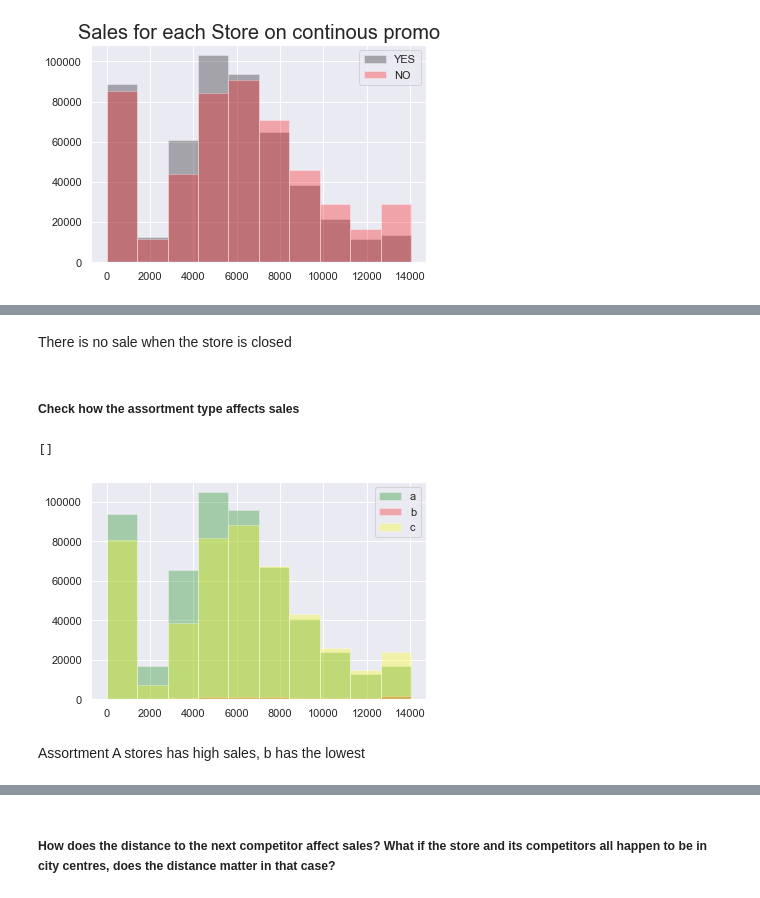
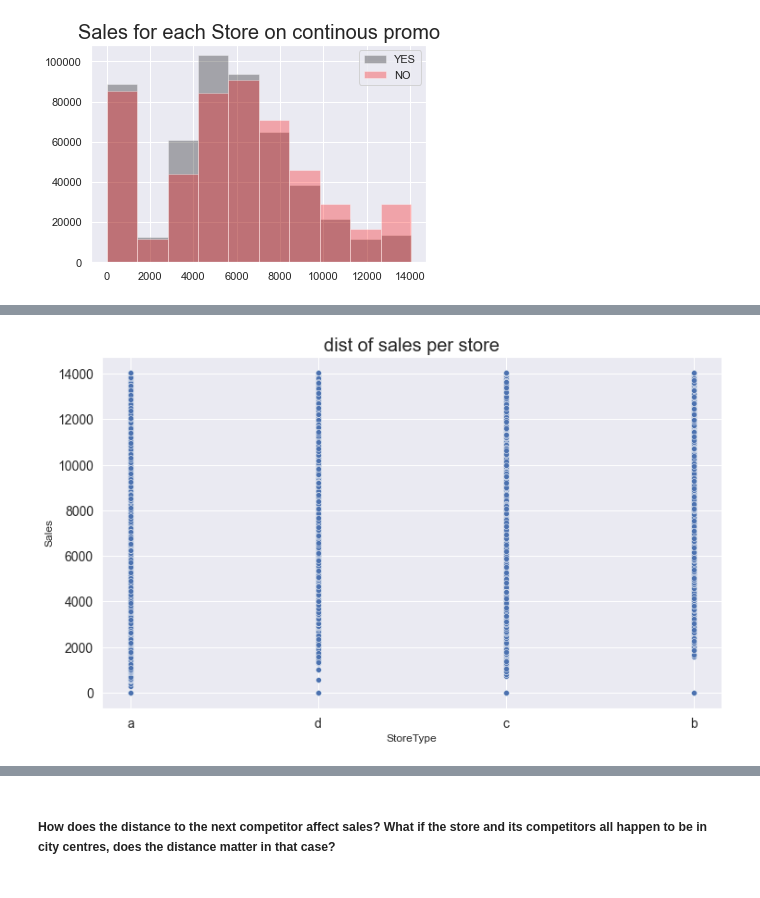
Before and after one commit to tigisthailay/Rossmann-Pharmaceuticals-Sales-prediction, a Jupyter notebook: notebooks/EDA.ipynb, the cells around one changed output, grey strips where cells are left out. Saved outputs shown, nothing was run; the diff lists cells and outputs as text; code cells hidden in the pictures.

```diff
--- a/notebooks/EDA.ipynb
+++ b/notebooks/EDA.ipynb
@@ -398,17 +416,5 @@ train_df['PromoInterval'].hist()
-# %% [markdown]
-There is no sale when the store is closed
-# %% [markdown]
-##### Check how the assortment type affects sales
-# %%
-#Sales_Assortment
-sns.set()
-plt.hist(train_df[train_df['Assortment'] == 'a'].Sales, color='green', alpha=0.3, label = 'a')
-plt.hist(train_df[train_df['Assortment'] == 'b'].Sales, color='red', alpha=0.3, label = 'b')
-plt.hist(train_df[train_df['Assortment'] == 'c'].Sales, color='yellow', alpha=0.3, label = 'c')
-plt.legend()
-plt.plot()
-# %% [output]
-[]
-[figure, removed]
-# %% [markdown]
-Assortment A stores has high sales, b has the lowest
+# %%
+promos_2 = train_df[train_df['Promo2'] == 1]
+plot.plot_scatter(promos_2, 'StoreType', 'Sales', 'dist of sales per store', None , None)
+# %% [output]
+[figure, added]
```
Also changed, not shown: parts of 37 cells of this notebook, 1 other file.
